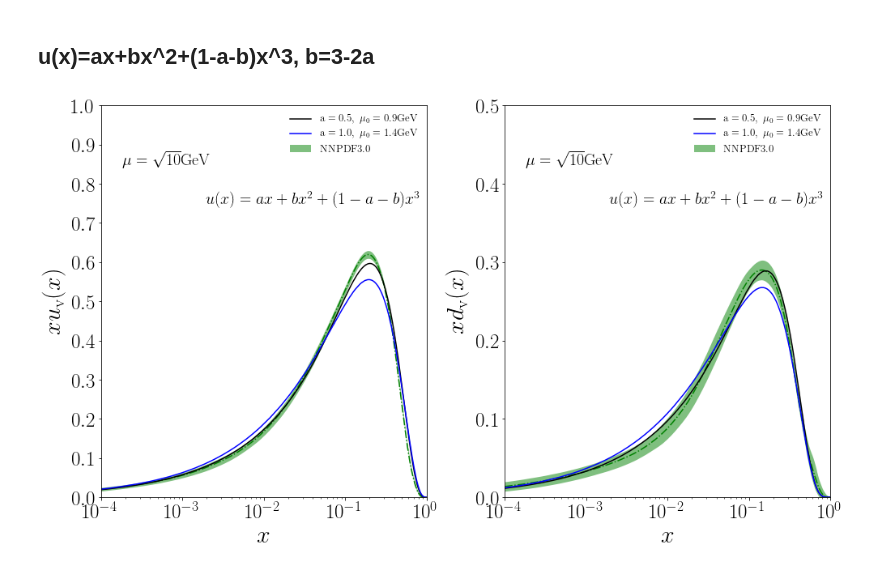
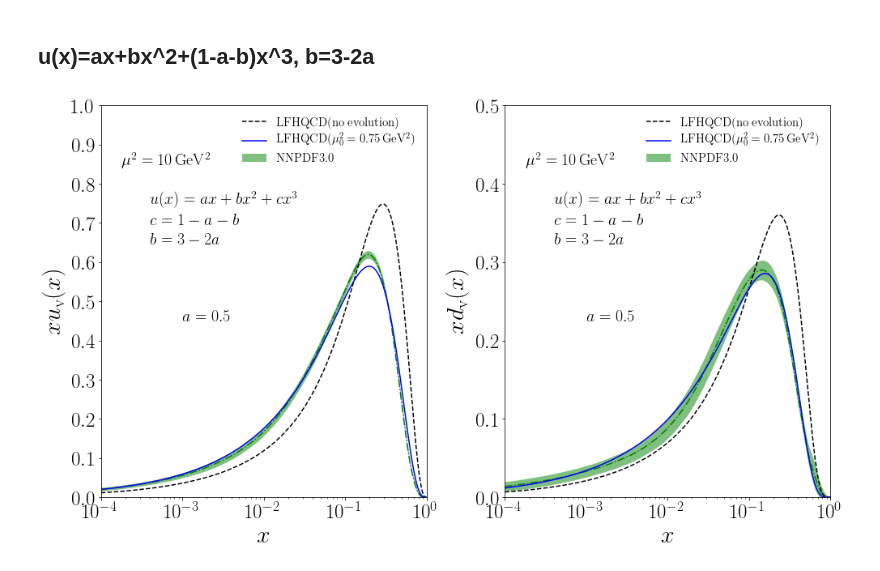
Before and after one commit to TianboLiu/LFHQCD, a Jupyter notebook: evolution/compare-proton.ipynb, the cells around one changed output. Saved outputs shown, nothing was run; the diff lists cells and outputs as text; code cells hidden in the pictures.

```diff
--- a/evolution/compare-proton.ipynb
+++ b/evolution/compare-proton.ipynb
@@ -65,6 +65,7 @@ xf['proton ux1 a=1 Q0=1.4']=np.loadtxt("results/proton6_a=1_Q0=1.4_Q=3.162.dat",
 
 xf['proton ux1 a=0.5 input']=np.loadtxt("results/proton7_a=0.5_input.dat",skiprows=2)
 xf['proton ux1 a=0.5 Q0=0.8']=np.loadtxt("results/proton7_a=0.5_Q0=0.8_Q=3.162.dat",skiprows=2)
+xf['proton ux1 a=0.5 Q0=0.866']=np.loadtxt("results/proton7_a=0.5_Q0=0.866_Q=3.162.dat",skiprows=2)
 xf['proton ux1 a=0.5 Q0=0.9']=np.loadtxt("results/proton7_a=0.5_Q0=0.9_Q=3.162.dat",skiprows=2)
 xf['proton ux1 a=0.5 Q0=1.0']=np.loadtxt("results/proton7_a=0.5_Q0=1.0_Q=3.162.dat",skiprows=2)
 xf['proton ux1 a=0.5 Q0=1.2']=np.loadtxt("results/proton7_a=0.5_Q0=1.2_Q=3.162.dat",skiprows=2)
@@ -248,53 +249,50 @@ ax=py.subplot(nrows,ncols,1)
 ax.plot(xf['NNPDF'][:,0],xf['NNPDF'][:,1].T,color='g',ls='-.')
 ax.fill_between(xf['NNPDF'][:,0].T, (xf['NNPDF'][:,1]-xf['NNPDF'][:,2]).T, (xf['NNPDF'][:,1]+xf['NNPDF'][:,2]).T, color='green', alpha=0.5, linewidth=0, label=r'$\rm NNPDF3.0$')
 #input
-#ax.plot(xf['proton ux1 a=0.5 input'][:,0].T, xf['proton ux1 a=0.5 input'][:,1].T, color='k', ls='--')
-#ax.plot(xf['proton ux1 a=1 input'][:,0].T, xf['proton ux1 a=1 input'][:,1].T, color='blue', ls='--')
-#ax.plot(xf['proton ux1 a=2 input'][:,0].T, xf['proton ux1 a=2 input'][:,1].T, color='red', ls='--')
+ax.plot(xf['proton ux1 a=0.5 input'][:,0].T, xf['proton ux1 a=0.5 input'][:,1].T, color='k', ls='--', label=r'$\rm LFHQCD(no\ evolution)$')
 #a=0.5
-#ax.plot(xf['proton ux1 a=0.5 Q0=0.8'][:,0].T, xf['proton ux1 a=0.5 Q0=0.8'][:,1].T, color='k', ls='-', label=r'$\rm a=0.5,\ \mu_0=0.9GeV$')
-ax.plot(xf['proton ux1 a=0.5 Q0=0.9'][:,0].T, xf['proton ux1 a=0.5 Q0=0.9'][:,1].T, color='k', ls='-', label=r'$\rm a=0.5,\ \mu_0=0.9GeV$')
-#a=1
-ax.plot(xf['proton ux1 a=1 Q0=1.4'][:,0].T, xf['proton ux1 a=1 Q0=1.4'][:,1].T, color='blue', ls='-', label=r'$\rm a=1.0,\ \mu_0=1.4GeV$')
+ax.plot(xf['proton ux1 a=0.5 Q0=0.866'][:,0].T, xf['proton ux1 a=0.5 Q0=0.866'][:,1].T, color='blue', ls='-', label=r'$\rm LFHQCD(\mu_0^2=0.75\,GeV^2)$')
 #setting
 ax.set_xlabel(r'$x$',size=30)
 ax.set_ylabel(r'$xu_{\rm v}(x)$',size=30)
 ax.set_xlim(1e-4,1)
 ax.set_ylim(0,1.0)
 ax.set_xscale('log')
 ax.tick_params(axis='both', which='major', labelsize=25)
 #ax.set_xticks([0.0,0.2,0.4,0.6,0.8,1.0])
 ax.set_yticks([0.0,0.1,0.2,0.3,0.4,0.5,0.6,0.7,0.8,0.9,1.0])
-ax.text(0.20,0.85,r'$\rm \mu = \sqrt{10} GeV$',horizontalalignment='center',transform=ax.transAxes,size=20)
-ax.text(0.65,0.75,r'$u(x)=ax+bx^2+(1-a-b)x^3$',horizontalalignment='center',transform=ax.transAxes,size=20)
-ax.legend(fontsize=13,frameon=False)
+ax.text(0.20,0.85,r'$\rm \mu^2 = 10\,GeV^2$',horizontalalignment='center',transform=ax.transAxes,size=20)
+ax.text(0.15,0.75,r'$u(x)=ax+bx^2+cx^3$',horizontalalignment='left',transform=ax.transAxes,size=20)
+ax.text(0.15,0.70,r'$c=1-a-b$',horizontalalignment='left',transform=ax.transAxes,size=20)
+ax.text(0.15,0.65,r'$b=3-2a$',horizontalalignment='left',transform=ax.transAxes,size=20)
+ax.text(0.25,0.45,r'$a=0.5$',horizontalalignment='left',transform=ax.transAxes,size=20)
+ax.legend(fontsize=15,frameon=False)
 
 ax=py.subplot(nrows,ncols,2)
 #NNPDF
 ax.plot(xf['NNPDF'][:,0],xf['NNPDF'][:,3].T,color='g',ls='-.')
 ax.fill_between(xf['NNPDF'][:,0].T, (xf['NNPDF'][:,3]-xf['NNPDF'][:,4]).T, (xf['NNPDF'][:,3]+xf['NNPDF'][:,4]).T, color='green', alpha=0.5, linewidth=0, label=r'$\rm NNPDF3.0$')
 #input
-#ax.plot(xf['proton ux1 a=0.5 input'][:,0].T, xf['proton ux1 a=0.5 input'][:,2].T, color='k', ls='--')
-#ax.plot(xf['proton ux1 a=1 input'][:,0].T, xf['proton ux1 a=1 input'][:,2].T, color='blue', ls='--')
-#ax.plot(xf['proton ux1 a=2 input'][:,0].T, xf['proton ux1 a=2 input'][:,2].T, color='red', ls='--')
+ax.plot(xf['proton ux1 a=0.5 input'][:,0].T, xf['proton ux1 a=0.5 input'][:,2].T, color='k', ls='--', label=r'$\rm LFHQCD(no\ evolution)$')
 #a=0.5
-ax.plot(xf['proton ux1 a=0.5 Q0=0.9'][:,0].T, xf['proton ux1 a=0.5 Q0=0.9'][:,2].T, color='k', ls='-', label=r'$\rm a=0.5,\ \mu_0=0.9GeV$')
-#a=1
-ax.plot(xf['proton ux1 a=1 Q0=1.4'][:,0].T, xf['proton ux1 a=1 Q0=1.4'][:,2].T, color='blue', ls='-', label=r'$\rm a=1.0,\ \mu_0=1.4GeV$')
+ax.plot(xf['proton ux1 a=0.5 Q0=0.866'][:,0].T, xf['proton ux1 a=0.5 Q0=0.866'][:,2].T, color='blue', ls='-', label=r'$\rm LFHQCD(\mu_0^2=0.75\,GeV^2)$')
 #setting
 ax.set_xlabel(r'$x$',size=30)
 ax.set_ylabel(r'$xd_{\rm v}(x)$',size=30)
 ax.set_xlim(1e-4,1)
 ax.set_ylim(0,0.5)
 ax.set_xscale('log')
 ax.tick_params(axis='both', which='major', labelsize=25)
 #ax.set_xticks([0.0,0.2,0.4,0.6,0.8,1.0])
 ax.set_yticks([0.0,0.1,0.2,0.3,0.4,0.5])
-ax.text(0.20,0.85,r'$\rm \mu = \sqrt{10} GeV$',horizontalalignment='center',transform=ax.transAxes,size=20)
-ax.text(0.65,0.75,r'$u(x)=ax+bx^2+(1-a-b)x^3$',horizontalalignment='center',transform=ax.transAxes,size=20)
-ax.legend(fontsize=13,frameon=False)
+ax.text(0.20,0.85,r'$\rm \mu^2 = 10\,GeV^2$',horizontalalignment='center',transform=ax.transAxes,size=20)
+ax.text(0.15,0.75,r'$u(x)=ax+bx^2+cx^3$',horizontalalignment='left',transform=ax.transAxes,size=20)
+ax.text(0.15,0.70,r'$c=1-a-b$',horizontalalignment='left',transform=ax.transAxes,size=20)
+ax.text(0.15,0.65,r'$b=3-2a$',horizontalalignment='left',transform=ax.transAxes,size=20)
+ax.text(0.25,0.45,r'$a=0.5$',horizontalalignment='left',transform=ax.transAxes,size=20)
+ax.legend(fontsize=15,frameon=False)
 
 py.tight_layout()
 py.savefig('results/proton-xf-ux1.png')
 # %% [output]
-[figure, old version]
+[figure, new version]
```
Also changed, not shown: 23 other files.
